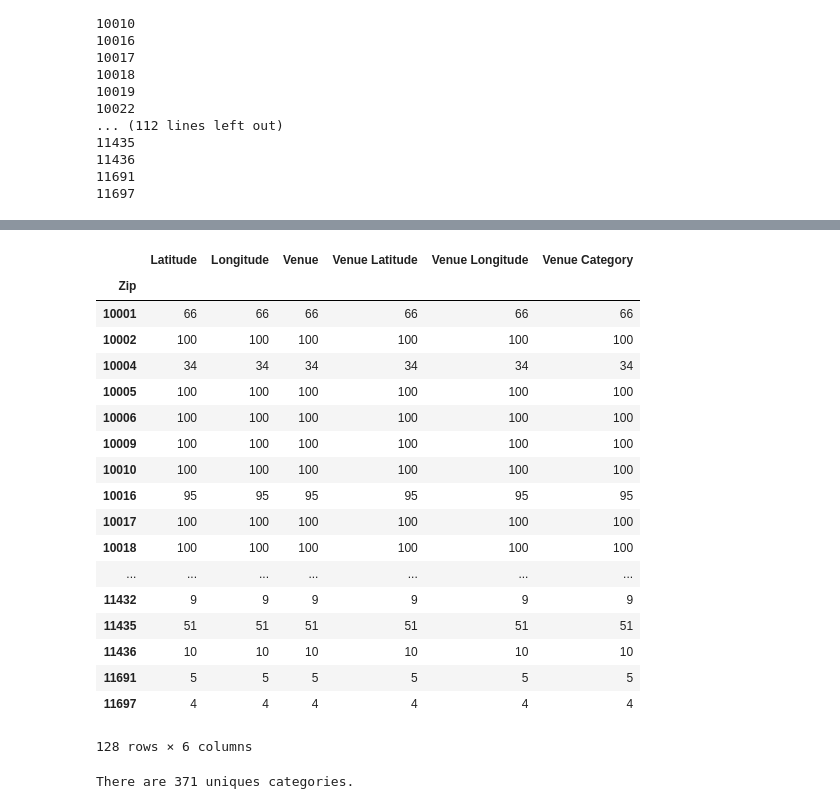
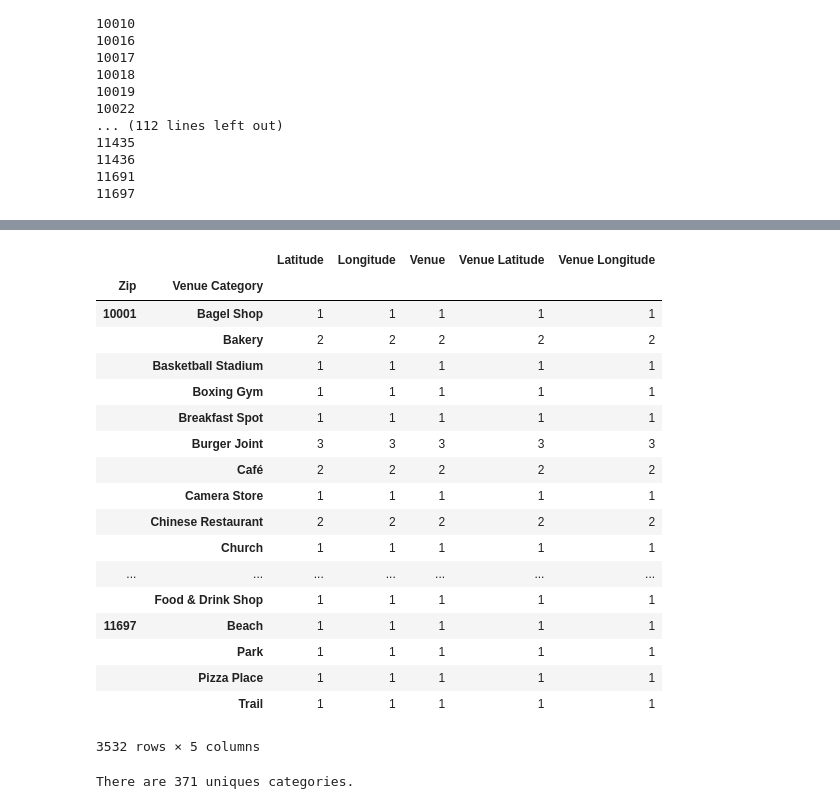
Before and after one commit to allaccountstaken/predicting_urban_home_values, a Jupyter notebook: Predicting Home Values Using Venues.ipynb, the cells around one changed output, grey strips where cells are left out. Drawn from its saved outputs; the diff is of its cells as text; code cells hidden in the pictures.

```diff
--- a/Predicting Home Values Using Venues.ipynb
+++ b/Predicting Home Values Using Venues.ipynb
@@ -510,27 +507,27 @@ nyc_venues.tail()
 | 5137 | 11697 | 40.555688 | -73.920663 | Dugout | 40.559381 | -73.919297 | Pizza Place |
 | 5138 | 11697 | 40.555688 | -73.920663 | Breezy Point Ballfield Playground | 40.559614 | -73.919073 | Park |
 # %%
-nyc_venues.groupby('Zip').count()
+nyc_venues.groupby(['Zip', 'Venue Category']).count()
 # %% [output]
-|  | Latitude | Longitude | Venue | Venue Latitude | Venue Longitude | Venue Category |
-| Zip |  |  |  |  |  |  |
-| 10001 | 66 | 66 | 66 | 66 | 66 | 66 |
-| 10002 | 100 | 100 | 100 | 100 | 100 | 100 |
-| 10004 | 34 | 34 | 34 | 34 | 34 | 34 |
-| 10005 | 100 | 100 | 100 | 100 | 100 | 100 |
-| 10006 | 100 | 100 | 100 | 100 | 100 | 100 |
-| 10009 | 100 | 100 | 100 | 100 | 100 | 100 |
-| 10010 | 100 | 100 | 100 | 100 | 100 | 100 |
-| 10016 | 95 | 95 | 95 | 95 | 95 | 95 |
-| 10017 | 100 | 100 | 100 | 100 | 100 | 100 |
-| 10018 | 100 | 100 | 100 | 100 | 100 | 100 |
+|  |  | Latitude | Longitude | Venue | Venue Latitude | Venue Longitude |
+| Zip | Venue Category |  |  |  |  |  |
+| 10001 | Bagel Shop | 1 | 1 | 1 | 1 | 1 |
+|  | Bakery | 2 | 2 | 2 | 2 | 2 |
+|  | Basketball Stadium | 1 | 1 | 1 | 1 | 1 |
+|  | Boxing Gym | 1 | 1 | 1 | 1 | 1 |
+|  | Breakfast Spot | 1 | 1 | 1 | 1 | 1 |
+|  | Burger Joint | 3 | 3 | 3 | 3 | 3 |
+|  | Café | 2 | 2 | 2 | 2 | 2 |
+|  | Camera Store | 1 | 1 | 1 | 1 | 1 |
+|  | Chinese Restaurant | 2 | 2 | 2 | 2 | 2 |
+|  | Church | 1 | 1 | 1 | 1 | 1 |
 | ... | ... | ... | ... | ... | ... | ... |
-| 11432 | 9 | 9 | 9 | 9 | 9 | 9 |
-| 11435 | 51 | 51 | 51 | 51 | 51 | 51 |
-| 11436 | 10 | 10 | 10 | 10 | 10 | 10 |
-| 11691 | 5 | 5 | 5 | 5 | 5 | 5 |
-| 11697 | 4 | 4 | 4 | 4 | 4 | 4 |
+|  | Food & Drink Shop | 1 | 1 | 1 | 1 | 1 |
+| 11697 | Beach | 1 | 1 | 1 | 1 | 1 |
+|  | Park | 1 | 1 | 1 | 1 | 1 |
+|  | Pizza Place | 1 | 1 | 1 | 1 | 1 |
+|  | Trail | 1 | 1 | 1 | 1 | 1 |
-128 rows × 6 columns
+3532 rows × 5 columns
 # %%
 print('There are {} uniques categories.'.format(len(nyc_venues['Venue Category'].unique())))
 # %% [output]
```
Also changed, not shown: parts of 5 cells of this notebook, 1 other file.
